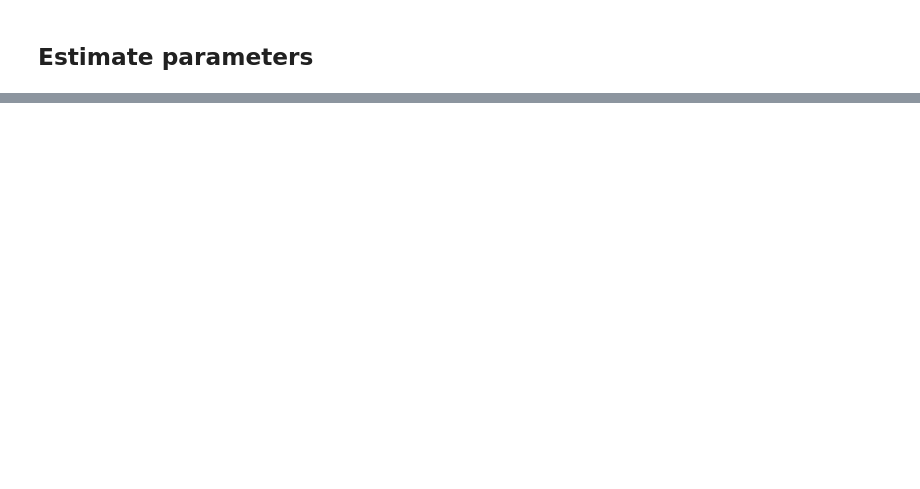
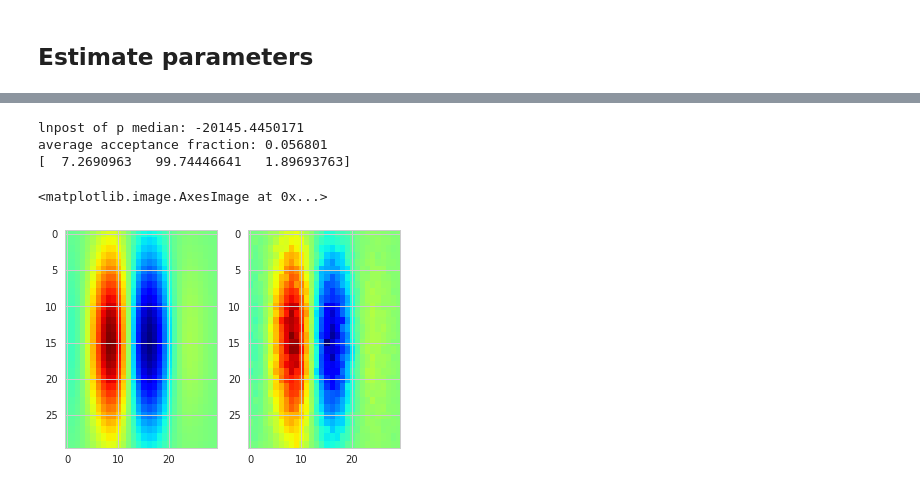
Before and after one commit to melizalab/dstrf, a Jupyter notebook: notebooks/glmat/glmat_2d_twin.ipynb, the cells around one changed output, grey strips where cells are left out. Saved outputs shown, nothing was run; the diff lists cells and outputs as text; code cells hidden in the pictures; blank space fills up the shorter version.

```diff
--- a/notebooks/glmat/glmat_2d_twin.ipynb
+++ b/notebooks/glmat/glmat_2d_twin.ipynb
@@ -113,9 +136,9 @@ from neurofit import priors, costs, utils, startpos
 import emcee
 
 # assimilation parameters
-nthreads = 1
+nthreads = 8
 nwalkers = 2000
-nsteps = 300
+nsteps = 500
 
 mat_prior = priors.joint_independent(
                 [ priors.uniform( 0,  20),
@@ -135,11 +158,12 @@ def lnpost_dyn(theta):
     ll = mat_prior(mparams) + rf_prior
     if not np.isfinite(ll):
         return -np.inf
-#     lp = 0
-#     V = filter_stimulus(stim, np.fliplr(strf.as_matrix(rfparams, ntau)))
-#     for d in assim_data:
-#         lp += mat.log_likelihood_poisson(V - mparams[0], d["H"], d["spike_v"], matparams[1:3], model_dt, upsample)
-    return ll - mlest.loglike(theta.astype(mlest.dtype))
+    lp = 0
+    #V = filter_stimulus(stim, np.fliplr(strf.as_matrix(rfparams, ntau)))
+    V = mlest.V(theta)
+    for d in assim_data:
+        lp += mat.log_likelihood_poisson(V - mparams[0], d["H"], d["spike_v"], matparams[1:3], model_dt, upsample)
+    return ll + lp #- mlest.loglike(theta.astype(mlest.dtype))
 # %%
 # theoretically this is as good as it can get
 theta_true = np.concatenate([matparams[:3], strf.as_vector(np.fliplr(k1))])
@@ -152,6 +180,6 @@ print("lnpost of p0 median: {}".format(lnpost_dyn(theta_0)))
 # %%
 sampler = emcee.EnsembleSampler(nwalkers, theta_true.size, lnpost_dyn, threads=nthreads)
-tracker = utils.convergence_tracker(nsteps, 1)
+tracker = utils.convergence_tracker(nsteps, 25)
 
-for pos, prob, _ in tracker(sampler.sample(p0, iterations=nsteps, storechain=False)):
+for pos, prob, _ in tracker(sampler.sample(pos, iterations=nsteps, storechain=False)):
     continue
@@ -158,12 +204,19 @@ for pos, prob, _ in tracker(sampler.sample(p0, iterations=nsteps, storechain=Fal
 # %%
 print("lnpost of p median: {}".format(np.median(prob)))
 print("average acceptance fraction: {}".format(sampler.acceptance_fraction.mean()))
 w1 = np.median(pos, 0)
-mp_est = w1[:matparams_n]
-rf_est = np.fliplr(strf.as_matrix(w1[3:], ntau))
+mp_map = w1[:matparams_n]
+rf_map = np.fliplr(strf.as_matrix(w1[3:], ntau))
 print(mp_est)
+print("mle error: {}; map error: {}".format(strf.subspace(k1, rf_mle), strf.subspace(k1, rf_map)))
 plt.subplot(121).imshow(k1, cmap='jet', aspect='auto')
-plt.subplot(122).imshow(rf_est, cmap='jet', aspect='auto')
+plt.subplot(122).imshow(rf_map, cmap='jet', aspect='auto')
+# %% [output]
+lnpost of p median: -20145.4450171
+average acceptance fraction: 0.056801
+[  7.2690963   99.74446641   1.89693763]
+<matplotlib.image.AxesImage at 0x...>
+[figure, added]
 # %%
 from corner import corner
 sns.set_style("whitegrid")
```
Also changed, not shown: parts of 12 cells of this notebook.
